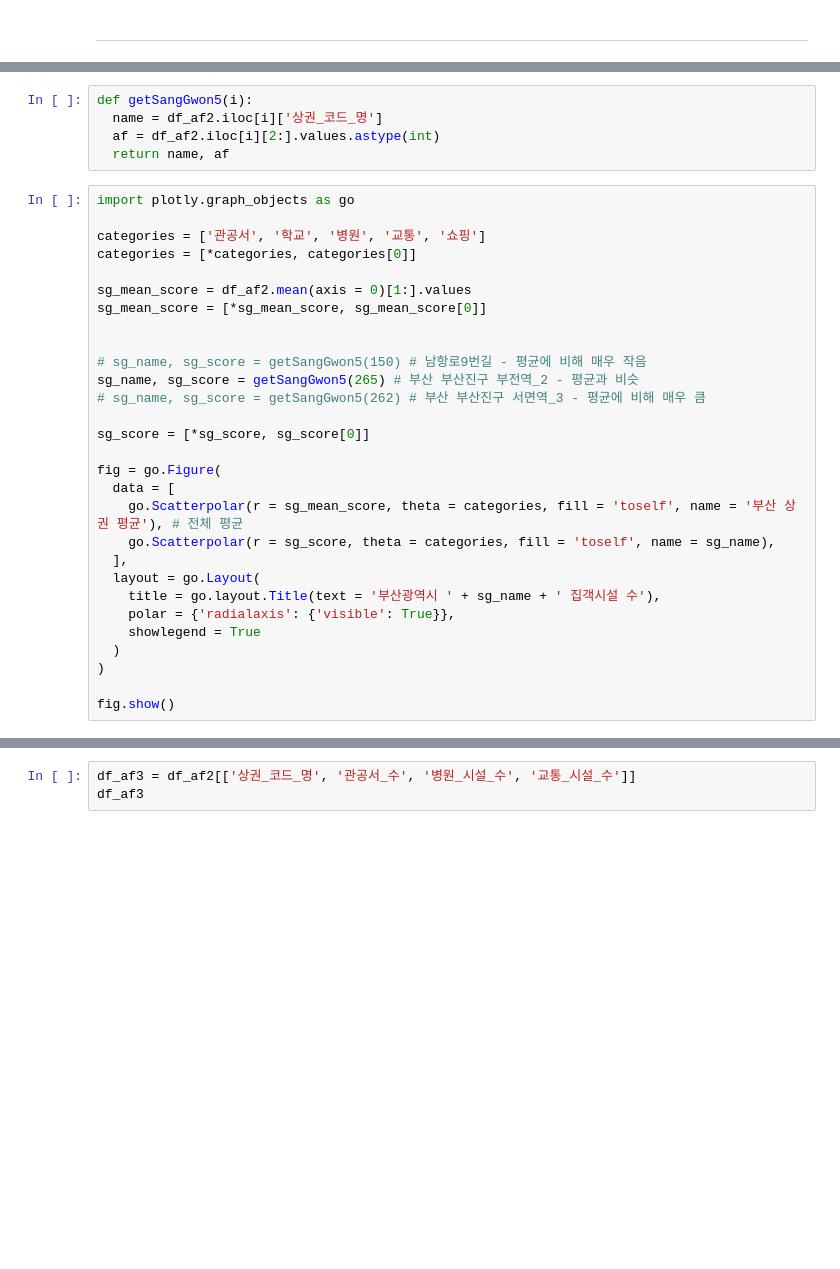
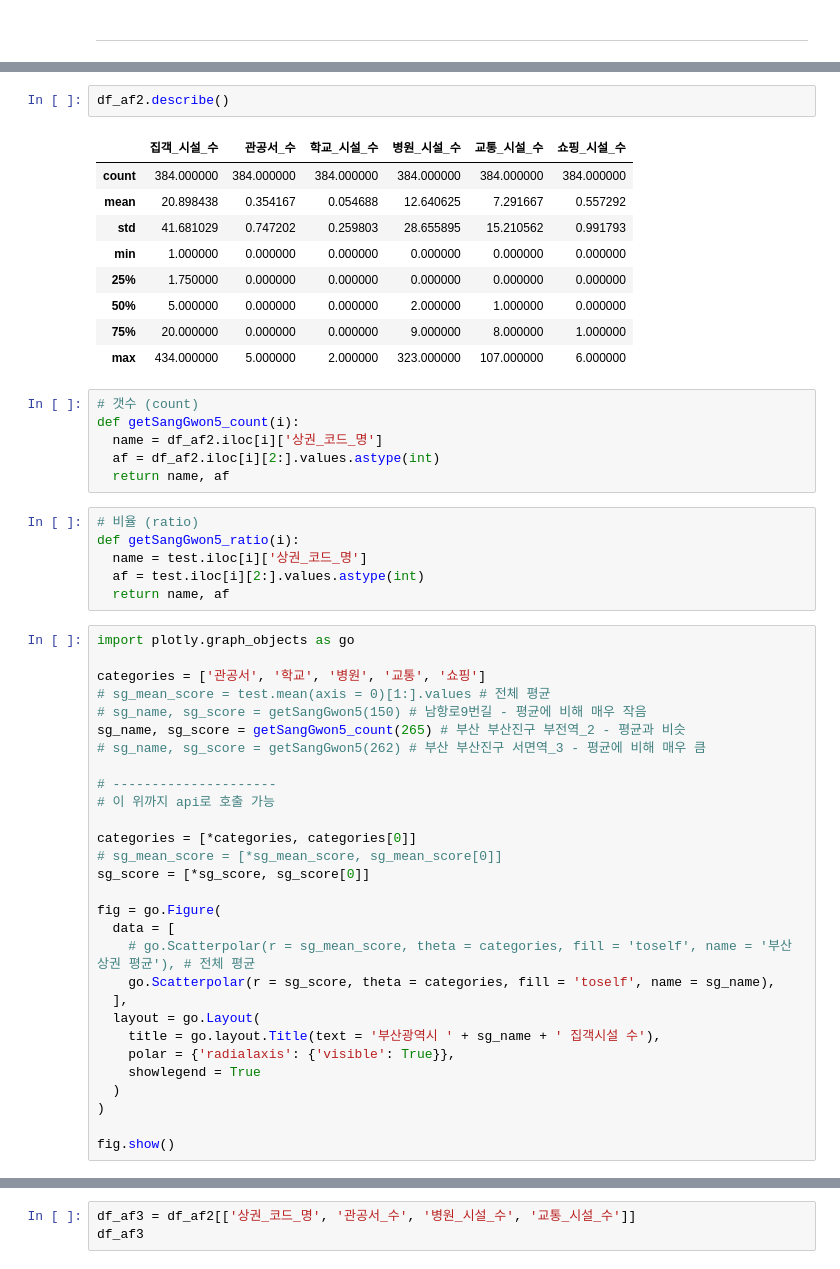
Before and after one commit to yongchoooon/nadosajang, a Jupyter notebook: SangGwon.ipynb, the cells around one changed output, grey strips where cells are left out. Drawn from its saved outputs; the diff is of its cells as text; blank space fills up the shorter version.

```diff
--- a/SangGwon.ipynb
+++ b/SangGwon.ipynb
@@ -784,27 +810,46 @@ df_af2
+# %%
+df_af2.describe()
+# %% [output]
+|  | 집객_시설_수 | 관공서_수 | 학교_시설_수 | 병원_시설_수 | 교통_시설_수 | 쇼핑_시설_수 |
+| count | 384.000000 | 384.000000 | 384.000000 | 384.000000 | 384.000000 | 384.000000 |
+| mean | 20.898438 | 0.354167 | 0.054688 | 12.640625 | 7.291667 | 0.557292 |
+| std | 41.681029 | 0.747202 | 0.259803 | 28.655895 | 15.210562 | 0.991793 |
+| min | 1.000000 | 0.000000 | 0.000000 | 0.000000 | 0.000000 | 0.000000 |
+| 25% | 1.750000 | 0.000000 | 0.000000 | 0.000000 | 0.000000 | 0.000000 |
+| 50% | 5.000000 | 0.000000 | 0.000000 | 2.000000 | 1.000000 | 0.000000 |
+| 75% | 20.000000 | 0.000000 | 0.000000 | 9.000000 | 8.000000 | 1.000000 |
+| max | 434.000000 | 5.000000 | 2.000000 | 323.000000 | 107.000000 | 6.000000 |
 # %%
-def getSangGwon5(i):
+# 갯수 (count)
+def getSangGwon5_count(i):
   name = df_af2.iloc[i]['상권_코드_명']
   af = df_af2.iloc[i][2:].values.astype(int)
   return name, af
+# %%
+# 비율 (ratio)
+def getSangGwon5_ratio(i):
+  name = test.iloc[i]['상권_코드_명']
+  af = test.iloc[i][2:].values.astype(int)
+  return name, af
 # %%
 import plotly.graph_objects as go
 
 categories = ['관공서', '학교', '병원', '교통', '쇼핑']
-categories = [*categories, categories[0]]
-
-sg_mean_score = df_af2.mean(axis = 0)[1:].values
-sg_mean_score = [*sg_mean_score, sg_mean_score[0]]
-
-
+# sg_mean_score = test.mean(axis = 0)[1:].values # 전체 평균
 # sg_name, sg_score = getSangGwon5(150) # 남항로9번길 - 평균에 비해 매우 작음
-sg_name, sg_score = getSangGwon5(265) # 부산 부산진구 부전역_2 - 평균과 비슷
+sg_name, sg_score = getSangGwon5_count(265) # 부산 부산진구 부전역_2 - 평균과 비슷
 # sg_name, sg_score = getSangGwon5(262) # 부산 부산진구 서면역_3 - 평균에 비해 매우 큼
 
+# ---------------------
+# 이 위까지 api로 호출 가능
+
+categories = [*categories, categories[0]]
+# sg_mean_score = [*sg_mean_score, sg_mean_score[0]]
 sg_score = [*sg_score, sg_score[0]]
 
 fig = go.Figure(
   data = [
-    go.Scatterpolar(r = sg_mean_score, theta = categories, fill = 'toself', name = '부산 상권 평균'), # 전체 평균
+    # go.Scatterpolar(r = sg_mean_score, theta = categories, fill = 'toself', name = '부산 상권 평균'), # 전체 평균
     go.Scatterpolar(r = sg_score, theta = categories, fill = 'toself', name = sg_name),
   ],
   layout = go.Layout(
```
Also changed, not shown: parts of 28 cells of this notebook.
